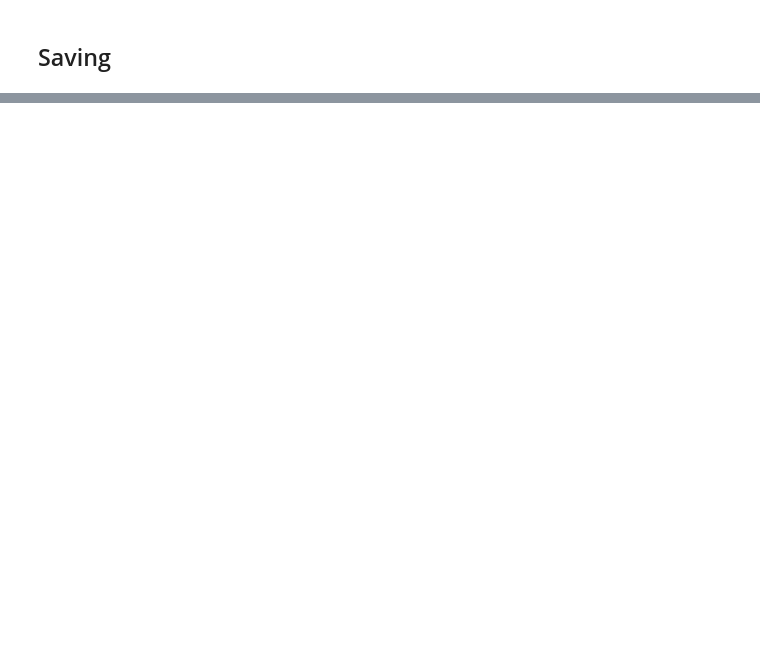
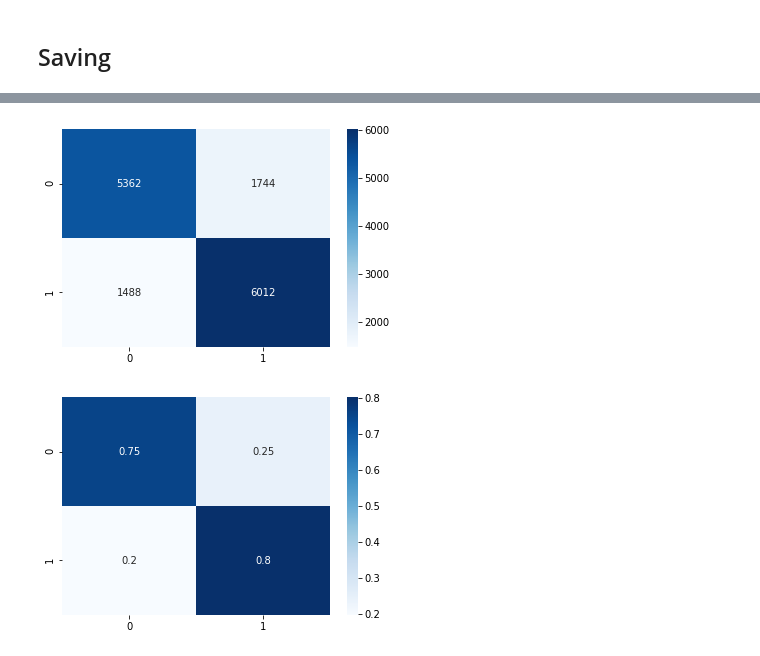
Before and after one commit to emperorner0/AI_Generated_Review_Detection_in_Book_Reviews, a Jupyter notebook: Discriminator_with_BERT.ipynb, the cells around one changed output, grey strips where cells are left out. Cells and saved outputs as stored; diff of their text form; code cells hidden in the pictures; blank space fills up the shorter version.

```diff
--- a/Discriminator_with_BERT.ipynb
+++ b/Discriminator_with_BERT.ipynb
@@ -671,7 +933,10 @@ print(classification_report(label_true, test_preds))
 con_mat = confusion_matrix(y_true=label_true, y_pred=test_preds)
 norm_con_mat = confusion_matrix(y_true=label_true, y_pred=test_preds, normalize='true')
 # %%
-sns.heatmap(con_mat, annot=True, fmt='g')
+sns.heatmap(con_mat, annot=True, fmt='g', cmap='Blues')
 plt.show()
-sns.heatmap(norm_con_mat, annot=True)
+sns.heatmap(norm_con_mat, annot=True, cmap='Blues')
 plt.show()
+# %% [output]
+[figure, added]
+[figure, added]
```
Also changed, not shown: parts of 44 cells of this notebook, 11 other files.
